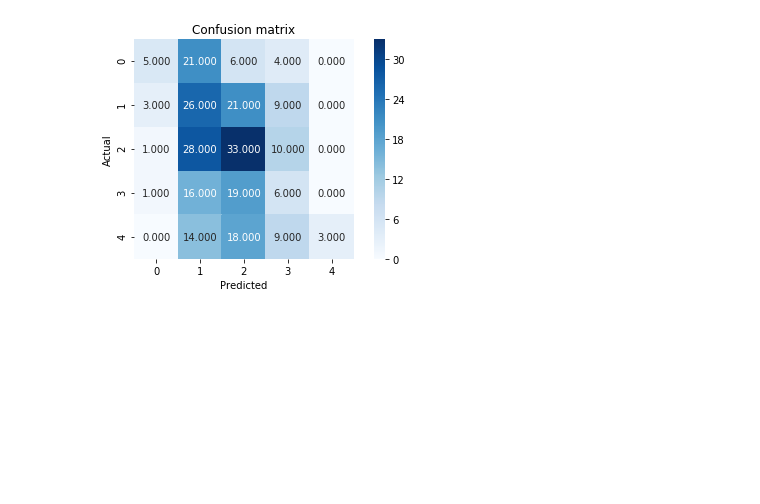
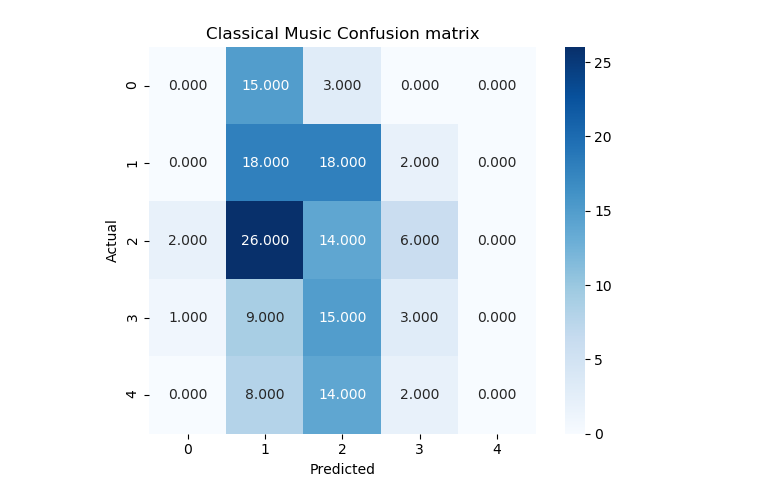
Before and after one commit to vkumar33/Data-Science, a Jupyter notebook: Final Project.ipynb, the cells around one changed output. Saved outputs shown, nothing was run; the diff lists cells and outputs as text; code cells hidden in the pictures; blank space fills up the shorter version.

```diff
--- a/Final Project.ipynb
+++ b/Final Project.ipynb
@@ -204,6 +204,6 @@ data['House - block of flats'] = data.apply(lambda row: house(row['House - block
 data['Internet usage'] = data.apply(lambda row: internet(row['Internet usage']), axis=1)
 # %%
 data = data.drop(columns = ['Punctuality','Lying'])
-data = data.fillna(data.mean())
+data = data.dropna()
+data.to_csv('output.csv', sep=',')
 data.head()
-data.to_csv('output.csv', sep=',')
@@ -233,5 +382,9 @@ See the caveats in the documentation: http://pandas.pydata.org/pandas-docs/stabl
 # %%
+# Classification
+
 # first one
+X = data.iloc[:,20:]
+
 # for i in Y:
 X_train, X_test, Y_train, Y_test = train_test_split(X,Y, test_size = 0.25, random_state = 1)
 scaler = StandardScaler()
@@ -431,11 +577,13 @@ plt.tight_layout()
 # %%
 conf_matrix = metrics.confusion_matrix(Y_test['Classical music'], Y_pred.T[1])
 
 sns.heatmap(conf_matrix, annot = True, fmt = ".3f", square = True, cmap = plt.cm.Blues)
 plt.ylabel('Actual')
 plt.xlabel('Predicted')
-plt.title('Confusion matrix')
+plt.title('Classical Music Confusion matrix')
 plt.tight_layout()
+
+plt.show()
 # %% [output]
-[figure, old version]
+[figure, new version]
 # %%
```
Also changed, not shown: parts of 27 cells of this notebook.
